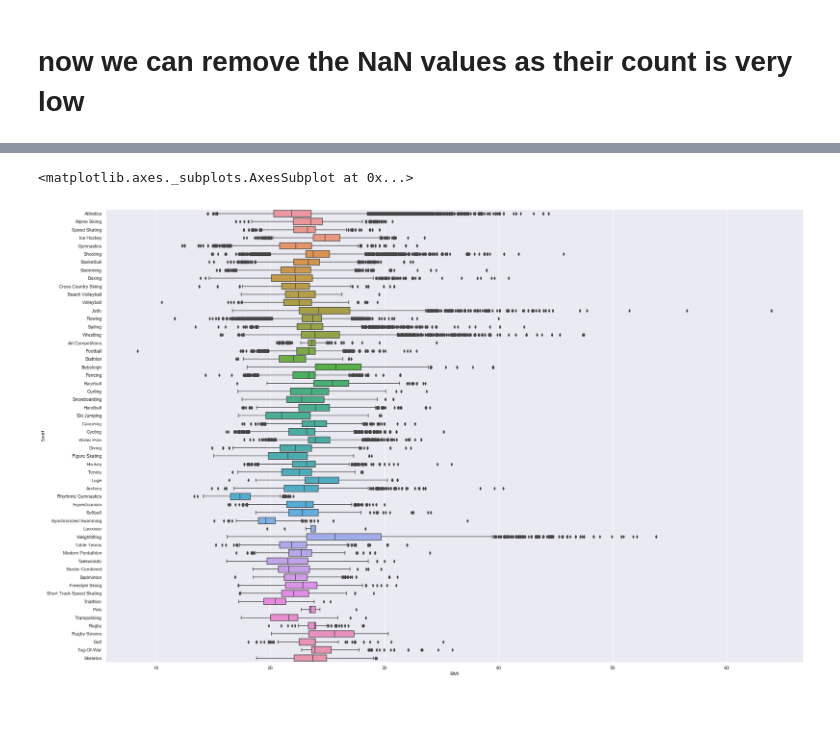
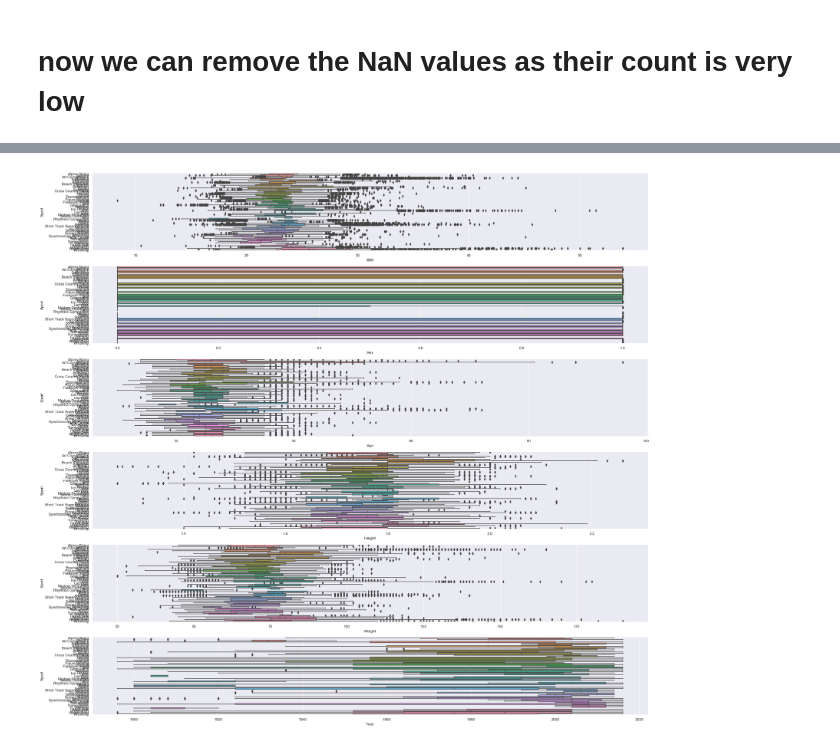
Before and after one commit to khushboonyman/teaching-machine, a Jupyter notebook: DataScienceProject.ipynb, the cells around one changed output, grey strips where cells are left out. Cells and saved outputs as stored; diff of their text form; code cells hidden in the pictures; blank space fills up the shorter version.

```diff
--- a/DataScienceProject.ipynb
+++ b/DataScienceProject.ipynb
@@ -278,7 +170,7 @@ olympicData.sort_values(['ID']).head()
 # %%
 olympicData['Height'] = olympicData['Height']/100 #converting height into metres
 # %%
-olympicData['BMI'] = olympicData['Weight']/(olympicData['Height']** 2) #calculating BMI
+olympicData['BMI'] = olympicData['Weight']/(olympicData['Height']** 2).round(2) #calculating BMI
 # %% [markdown]
 # now we can remove the NaN values as their count is very low
 # %%
@@ -335,0 +228,5 @@ BMI_train, BMI_test, sport_train, sport_test = train_test_split(BMI, sport, test
+# %%
+#Converting Sex into numeric values, so it can be used as a predictor
+Sex = {'Sex' : {'M':0, 'F':1}}
+olympicData.replace(Sex, inplace=True)
+olympicData.head()
@@ -335,0 +240,15 @@ BMI_train, BMI_test, sport_train, sport_test = train_test_split(BMI, sport, test
+# %%
+#Extract response and predictors
+#Important!! play by adding age, or instead of BMI, use height and weight. We can also use country
+#predictors = ['BMI', 'Sex']
+predictors = ['BMI','Sex','Age','Height','Weight','Year']
+#olympicData['Sex'] = olympicData['Sex'].astype('category')
+y = pd.DataFrame(olympicData['Sport'].astype('category'))
+X = pd.DataFrame(olympicData[predictors])
+# %%
+# Split the Dataset into Train and Test
+X_train, X_test, y_train, y_test = train_test_split(X, y, test_size = 0.25)
+
+# Draw the distribution of Response
+f, axes = plt.subplots(1, 1, figsize=(30, 30))
+sb.countplot(y = y_train['Sport'])
@@ -336,10 +258,14 @@ BMI_train, BMI_test, sport_train, sport_test = train_test_split(BMI, sport, test
 # %%
-# Create a joint dataframe by concatenating BMI and Sport
-jointDF = pd.concat([BMI_train, sport_train], axis = 1, join_axes = [BMI_train.index])
+# Relationship between Response and the Predictors
+trainDF = pd.concat([y_train, X_train], axis = 1, join_axes = [y_train.index])
 
-# Joint Swarmplot of BMI Train against Sport Train
-f, axes = plt.subplots(1, 1, figsize=(30, 20))
-sb.boxplot(x = 'BMI', y = 'Sport', data = jointDF, orient = "h")
+f, axes = plt.subplots(6, 1, figsize=(30, 30))
+
+#sb.boxplot(x = 'BMI', y = 'Sport', data = trainDF, orient = 'h')
+
+count = 0
+for var in X_train:
+    sb.boxplot(x = var, y = 'Sport', data = trainDF, orient = "h", ax = axes[count])
+    count += 1
 # %% [output]
-<matplotlib.axes._subplots.AxesSubplot at 0x...>
-[figure, old version]
+[figure, new version]
```
Also changed, not shown: parts of 32 cells of this notebook.
